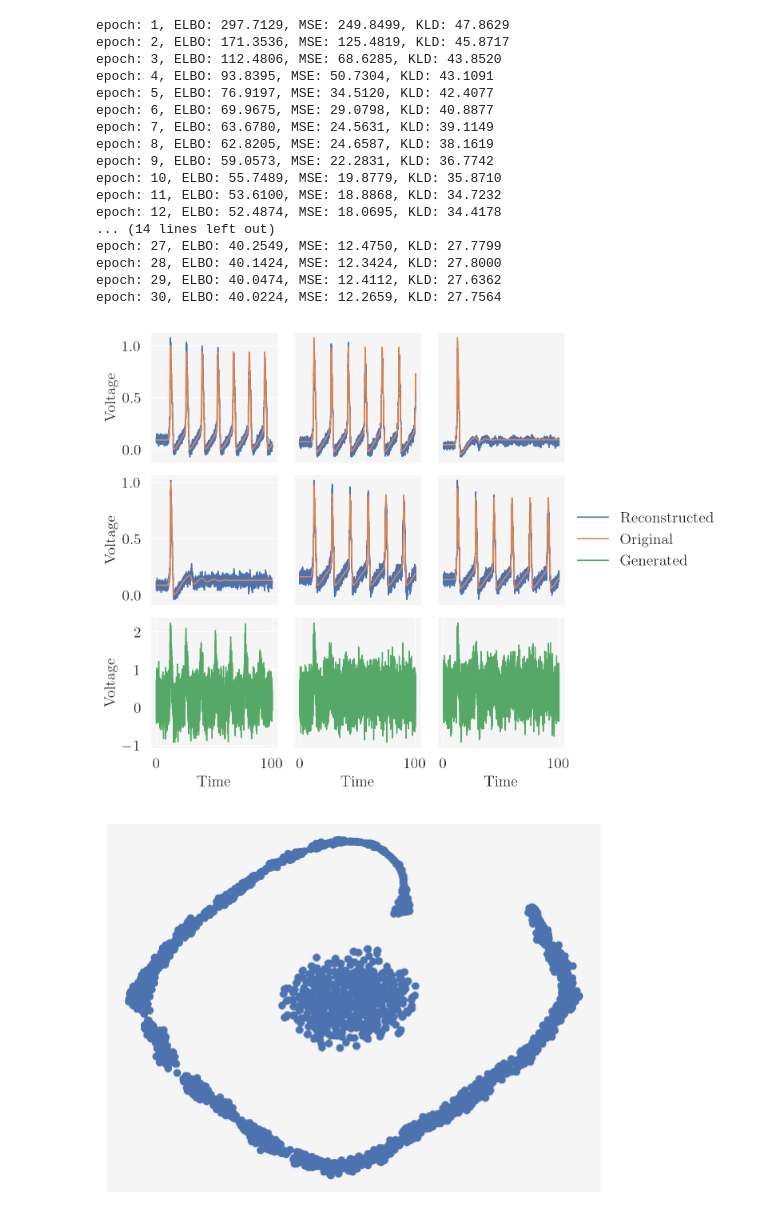
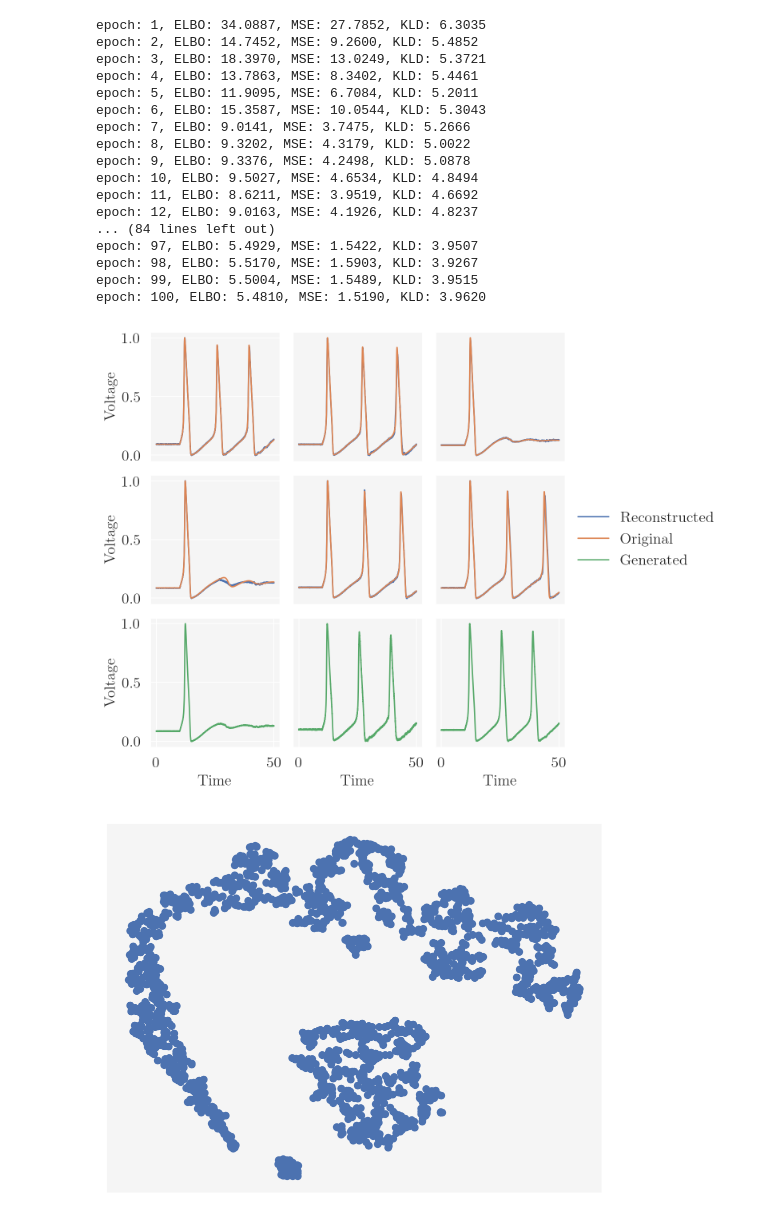
Before and after one commit to nicolossus/FYS9429-Project1, a Jupyter notebook: experiments/prepare_hh_data.ipynb, the cells around one changed output. Cells and saved outputs as stored; diff of their text form; code cells hidden in the pictures.

```diff
--- a/experiments/prepare_hh_data.ipynb
+++ b/experiments/prepare_hh_data.ipynb
@@ -32,7 +32,6 @@ params = {
     "legend.handlelength": 2,
 }
 plt.rcParams.update(params)
-plt.rc("text", usetex=True)
 # %%
 def create_batches(data, batch_size, drop_remainder):
 
@@ -52,10 +51,10 @@ def create_batches(data, batch_size, drop_remainder):
     return batches
 # %%
 hidden_dim = 500
-latent_dim = 20
-output_dim = 10000
-batch_size = 64
-epochs = 30
+latent_dim = 2
+output_dim = 5000
+batch_size = 16
+epochs = 100
 seed = 42
 
 # prepare HH data
@@ -66,23 +65,12 @@ t = np.linspace(0, t_sim, N)
 
 vs = []
 for i in range(10):
-    infile = f"./hh_data/hh_sim_data_{i}.h5"
+    infile = f"./hh_data/raw_data/hh_sim_data_{i}.h5"
     with h5py.File(infile, "r") as f:
         for grp_name in f.keys():
             v = f[grp_name]["v"][:]
             v_scaled = (v - v.min(keepdims=True)) / (v.max(keepdims=True) - v.min(keepdims=True))
-            vs.append(v_scaled)
+            vs.append(v_scaled[:output_dim])
 
 v_train = vs[:8000]
 v_test = vs[8000:]
-
-# cast to jax
-v_train = jnp.asarray(v_train, dtype=jnp.float32)
-v_test = jnp.asarray(v_test, dtype=jnp.float32)
-
-batches = create_batches(v_train, batch_size, drop_remainder=True)
-
-# set values for learning rate scheduler
-total_steps = len(batches) * epochs
-init_lr = 1e-3
-alpha_lr = 1e-2
@@ -167,20 +166,20 @@ for epoch in range(epochs):
     epoch_metrics.append(metrics)
     print(f"epoch: {epoch + 1}, ELBO: {metrics['elbo']:.4f}, MSE: {metrics['mse']:.4f}, KLD: {metrics['kld']:.4f}")
 # %% [output]
-epoch: 1, ELBO: 297.7129, MSE: 249.8499, KLD: 47.8629
-epoch: 2, ELBO: 171.3536, MSE: 125.4819, KLD: 45.8717
-epoch: 3, ELBO: 112.4806, MSE: 68.6285, KLD: 43.8520
-epoch: 4, ELBO: 93.8395, MSE: 50.7304, KLD: 43.1091
-epoch: 5, ELBO: 76.9197, MSE: 34.5120, KLD: 42.4077
-epoch: 6, ELBO: 69.9675, MSE: 29.0798, KLD: 40.8877
-epoch: 7, ELBO: 63.6780, MSE: 24.5631, KLD: 39.1149
-epoch: 8, ELBO: 62.8205, MSE: 24.6587, KLD: 38.1619
-epoch: 9, ELBO: 59.0573, MSE: 22.2831, KLD: 36.7742
-epoch: 10, ELBO: 55.7489, MSE: 19.8779, KLD: 35.8710
-epoch: 11, ELBO: 53.6100, MSE: 18.8868, KLD: 34.7232
-epoch: 12, ELBO: 52.4874, MSE: 18.0695, KLD: 34.4178
-... (14 lines left out)
-epoch: 27, ELBO: 40.2549, MSE: 12.4750, KLD: 27.7799
-epoch: 28, ELBO: 40.1424, MSE: 12.3424, KLD: 27.8000
-epoch: 29, ELBO: 40.0474, MSE: 12.4112, KLD: 27.6362
-epoch: 30, ELBO: 40.0224, MSE: 12.2659, KLD: 27.7564
+epoch: 1, ELBO: 34.0887, MSE: 27.7852, KLD: 6.3035
+epoch: 2, ELBO: 14.7452, MSE: 9.2600, KLD: 5.4852
+epoch: 3, ELBO: 18.3970, MSE: 13.0249, KLD: 5.3721
+epoch: 4, ELBO: 13.7863, MSE: 8.3402, KLD: 5.4461
+epoch: 5, ELBO: 11.9095, MSE: 6.7084, KLD: 5.2011
+epoch: 6, ELBO: 15.3587, MSE: 10.0544, KLD: 5.3043
+epoch: 7, ELBO: 9.0141, MSE: 3.7475, KLD: 5.2666
+epoch: 8, ELBO: 9.3202, MSE: 4.3179, KLD: 5.0022
+epoch: 9, ELBO: 9.3376, MSE: 4.2498, KLD: 5.0878
+epoch: 10, ELBO: 9.5027, MSE: 4.6534, KLD: 4.8494
+epoch: 11, ELBO: 8.6211, MSE: 3.9519, KLD: 4.6692
+epoch: 12, ELBO: 9.0163, MSE: 4.1926, KLD: 4.8237
+... (84 lines left out)
+epoch: 97, ELBO: 5.4929, MSE: 1.5422, KLD: 3.9507
+epoch: 98, ELBO: 5.5170, MSE: 1.5903, KLD: 3.9267
+epoch: 99, ELBO: 5.5004, MSE: 1.5489, KLD: 3.9515
+epoch: 100, ELBO: 5.4810, MSE: 1.5190, KLD: 3.9620
@@ -187,6 +189,7 @@ epoch: 30, ELBO: 40.0224, MSE: 12.2659, KLD: 27.7564
 # %%
 v_org = comparison[:8]
 v_recon = comparison[8:]
+t = t[:output_dim]
 
 fig, axes = plt.subplots(nrows=3, ncols=3, figsize=(8, 6), tight_layout=True)
 
@@ -208,35 +211,35 @@ axes[1, 0].set(ylabel="Voltage", xticks=[])
 
 axes[1, 1].plot(t, v_recon[4], "C0")
 axes[1, 1].plot(t, v_org[4], "C1")
 axes[1, 1].set(xticks=[], yticks=[])
 
 axes[1, 2].plot(t, v_recon[5], "C0", label="Reconstructed")
 axes[1, 2].plot(t, v_org[5], "C1", label="Original")
 axes[1, 2].set(xticks=[], yticks=[])
 axes[1, 2].plot([], [], "C2", label="Generated")
 
 axes[2, 0].plot(t, samples[0], "C2")
 axes[2, 0].set(xlabel="Time", ylabel="Voltage")
 axes[2, 1].plot(t, samples[1], "C2")
 axes[2, 1].set(xlabel="Time", yticks=[])
 axes[2, 2].plot(t, samples[2], "C2")
 axes[2, 2].set(xlabel="Time", yticks=[])
 
 handles, labels = axes[1, 2].get_legend_handles_labels()
 axes[1, 2].legend(
     handles,
     labels,
     loc="center left",
     bbox_to_anchor=(1.04, 0.5),
     fancybox=True,
     borderaxespad=0.1,
     ncol=1,
     frameon=False,
 )
 
-plt.show()
+fig.savefig(fig_path(f"hh_mlp_vae_beta_1_z_{latent_dim}.pdf"), bbox_inches="tight")
 # %% [output]
-[figure, old version]
+[figure, new version]
 # %%
 enc_rng = random.key(seed * seed)
 _, mean, logvar = model().apply({"params": state.params}, v_test, enc_rng)
@@ -249,5 +252,7 @@ fig = plt.figure()
 plt.scatter(z_embedded[:, 0], z_embedded[:, 1])
 plt.gca().get_xaxis().set_visible(False)
 plt.gca().get_yaxis().set_visible(False)
+
+fig.savefig(fig_path(f"hh_tsne_mlp_vae_beta_1_z_{latent_dim}.pdf"), bbox_inches="tight")
 # %% [output]
-[figure, old version]
+[figure, new version]
```
Also changed, not shown: parts of 5 cells of this notebook, 9 other files.
